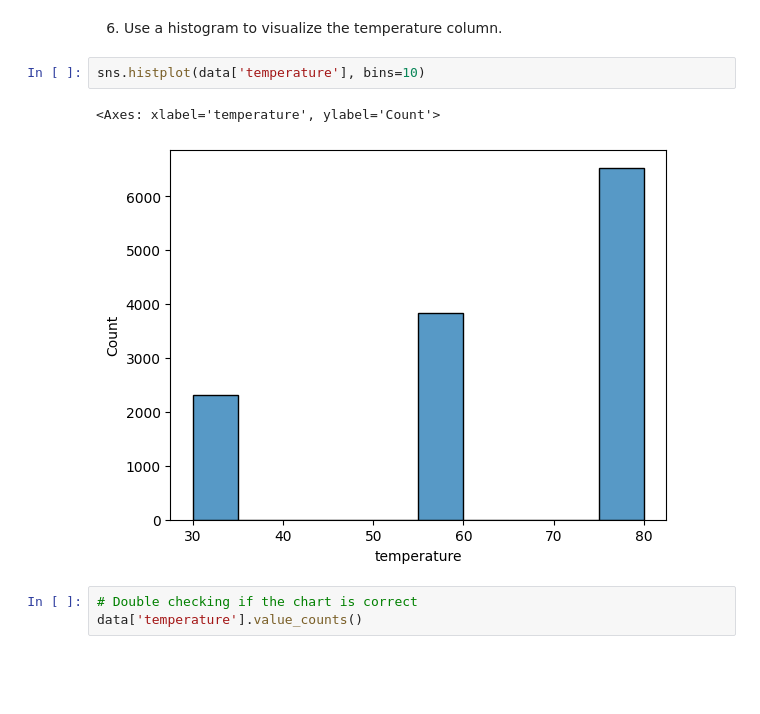
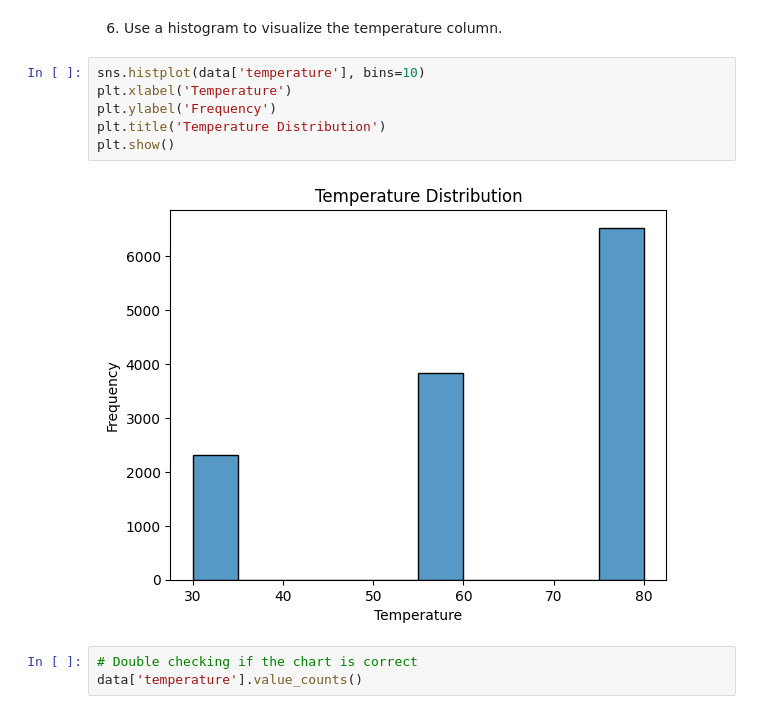
Before and after one commit to yoonkii/assignment_5.1, a Jupyter notebook: prompt.ipynb, the cells around one changed output. Cells and saved outputs as stored; diff of their text form; blank space fills up the shorter version.

```diff
--- a/prompt.ipynb
+++ b/prompt.ipynb
@@ -144,9 +147,12 @@ data.coupon.value_counts().plot(kind='bar')
 6. Use a histogram to visualize the temperature column.
 # %%
 sns.histplot(data['temperature'], bins=10)
+plt.xlabel('Temperature')
+plt.ylabel('Frequency')
+plt.title('Temperature Distribution')
+plt.show()
 # %% [output]
-<Axes: xlabel='temperature', ylabel='Count'>
-[figure, old version]
+[figure, new version]
 # %%
 # Double checking if the chart is correct
 data['temperature'].value_counts()
```
Also changed, not shown: parts of 1 cell of this notebook.
